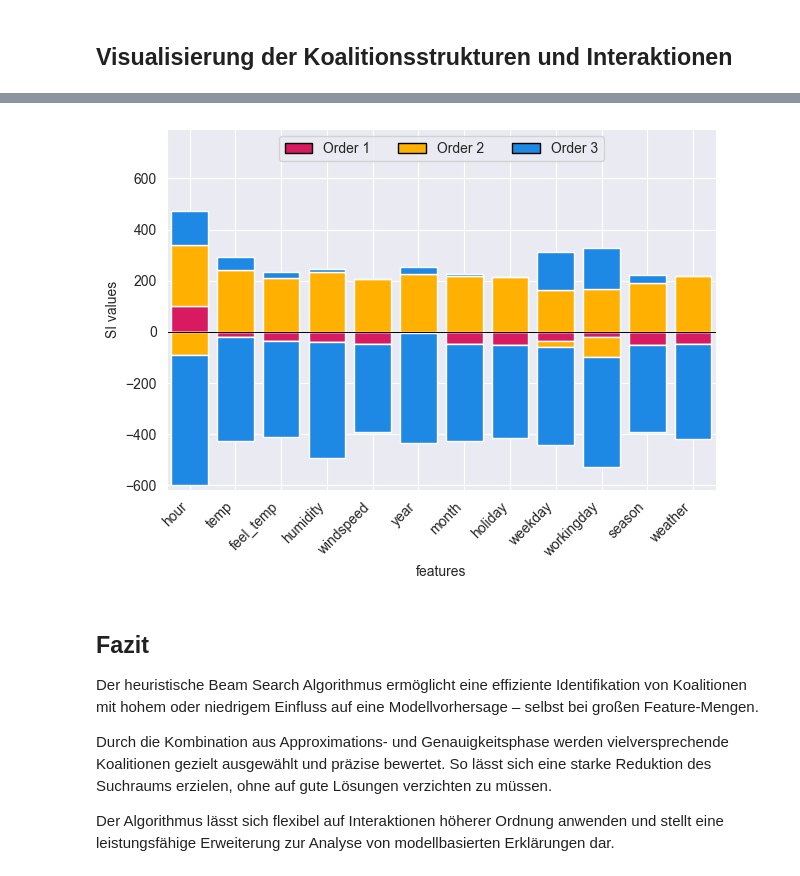
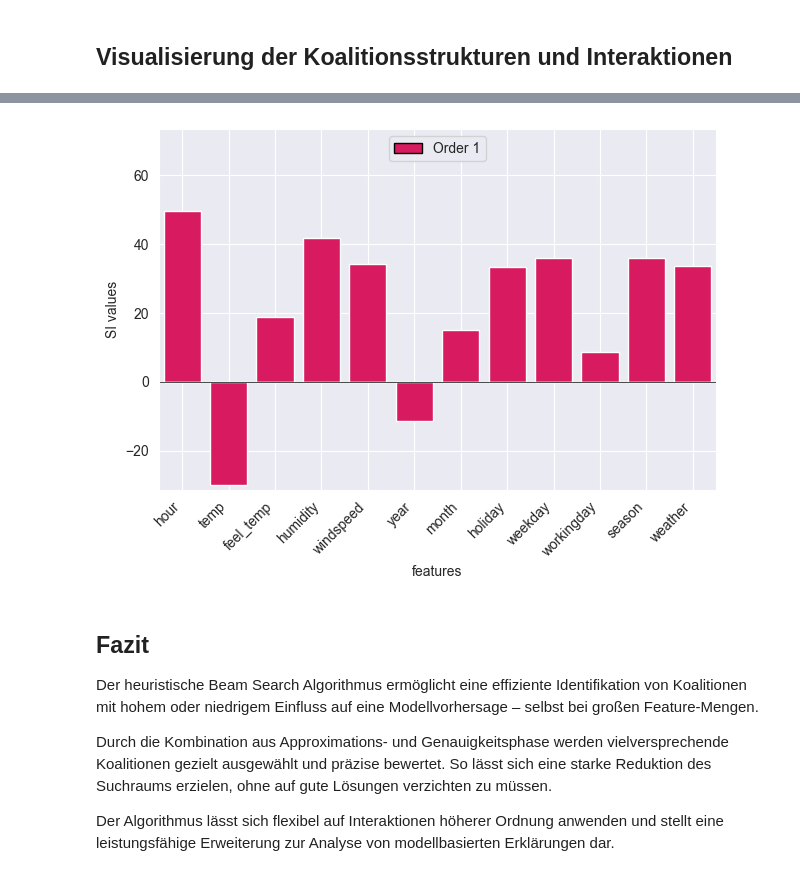
Before and after one commit to s-hutt/sep-aiml-25, a Jupyter notebook: docs/source/examples/coalition_finding_algorithmus.ipynb, the cells around one changed output, grey strips where cells are left out. Drawn from its saved outputs; the diff is of its cells as text; code cells hidden in the pictures.

```diff
--- a/docs/source/examples/coalition_finding_algorithmus.ipynb
+++ b/docs/source/examples/coalition_finding_algorithmus.ipynb
@@ -340,12 +314,11 @@ https://shapiq.readthedocs.io/en/latest/api/shapiq.plot.html#shapiq.plot.stacked
-# %%
-shapiq.stacked_bar_plot(
-    interaction_values=explanations[0],
-    feature_names=column_names,
-    max_order=3,
-    show=True
-)
-# %% [output]
-[figure, removed]
+# %%
+shapiq.stacked_bar_plot(
+    interaction_values=explanation.get_n_order(1),
+    feature_names=X_df.columns,
+    show=True,
+)
+# %% [output]
+[figure, added]
 # %% [markdown]
 ## Fazit
 
```
Also changed, not shown: parts of 9 cells of this notebook.
